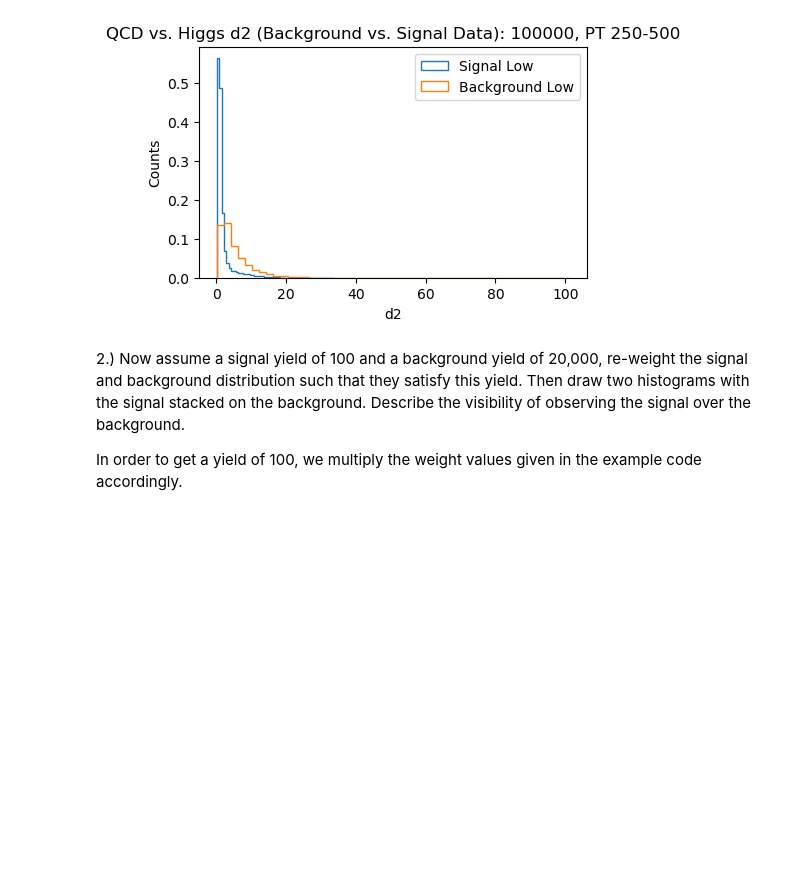
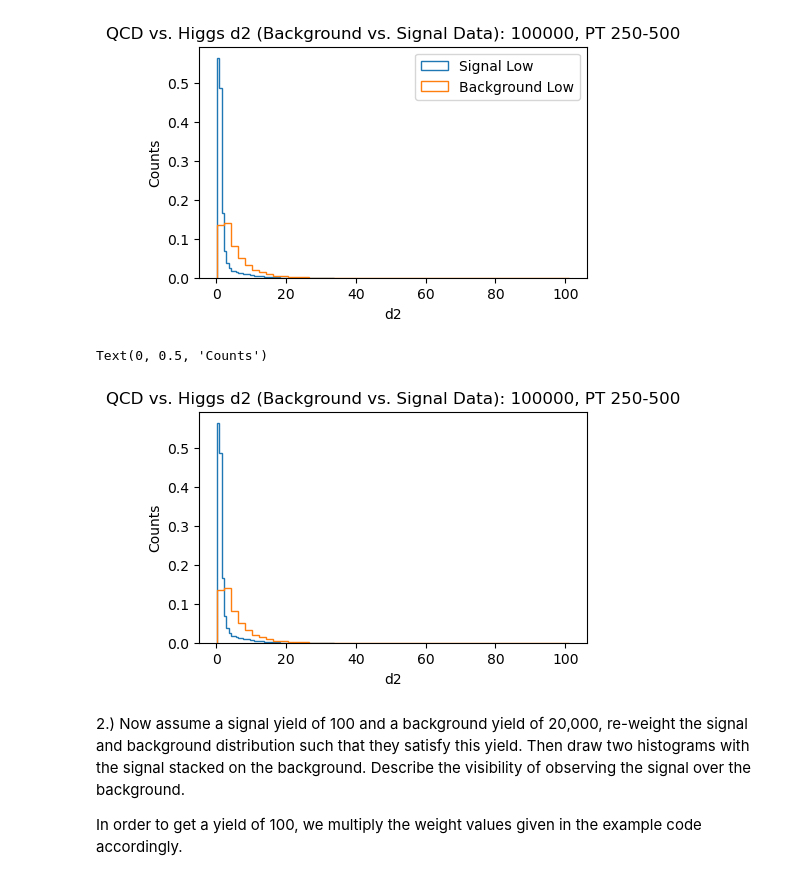
Before and after one commit to cswelch/Physics-434, a Jupyter notebook: Lab 6.ipynb, the cells around one changed output. Saved outputs shown, nothing was run; the diff lists cells and outputs as text; code cells hidden in the pictures; blank space fills up the shorter version.

```diff
--- a/Lab 6.ipynb
+++ b/Lab 6.ipynb
@@ -49,21 +49,24 @@ for column in ['mass', 'd2']:
 # %%
 # TODO ^ (See above) Comment on the discrimination power of signal and background.
 #Scatter plots
 
 signal_mass_low = signal_low_dict.get("mass")
 signal_d2_low = background_low_dict.get("d2")
 
 background_mass_low = signal_low_dict.get("mass")
 background_d2_low = background_low_dict.get("d2")
 
 # TODO Scatter code below needs to be rewritten (accidentally deleted it)
 #Background vs. signal for low pt.
-# fig, ax = plt.subplots(1,1, figsize=(5,3))
-# ax.hist(cur_signal_data_low, density=True, histtype="step", bins=50, label="Signal Low")
-# ax.hist(cur_background_data_low, density=True, histtype="step", bins=50, label="Background Low")
-# ax.set_title("QCD vs. Higgs " + column + " (Background vs. Signal Data): 100000, PT 250-500")
-# ax.set_xlabel(column)
-# ax.set_ylabel("Counts")
+fig, ax = plt.subplots(1,1, figsize=(5,3))
+ax.hist(cur_signal_data_low, density=True, histtype="step", bins=50, label="Signal Low")
+ax.hist(cur_background_data_low, density=True, histtype="step", bins=50, label="Background Low")
+ax.set_title("QCD vs. Higgs " + column + " (Background vs. Signal Data): 100000, PT 250-500")
+ax.set_xlabel(column)
+ax.set_ylabel("Counts")
+# %% [output]
+Text(0, 0.5, 'Counts')
+[figure, added]
 # %% [markdown]
 2.) Now assume a signal yield of 100 and a background yield of 20,000, re-weight the signal and background distribution such that they satisfy this yield. Then draw two histograms with the signal stacked on the background. Describe the visibility of observing the signal over the background.
 
```
Also changed, not shown: 4 other files.
